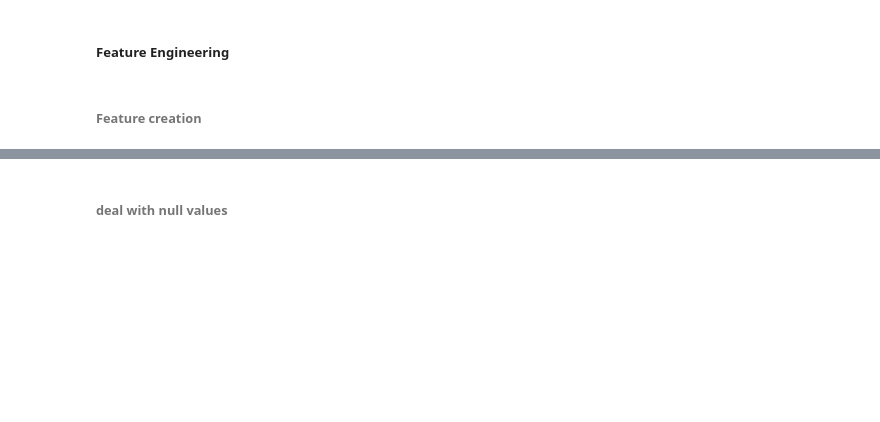
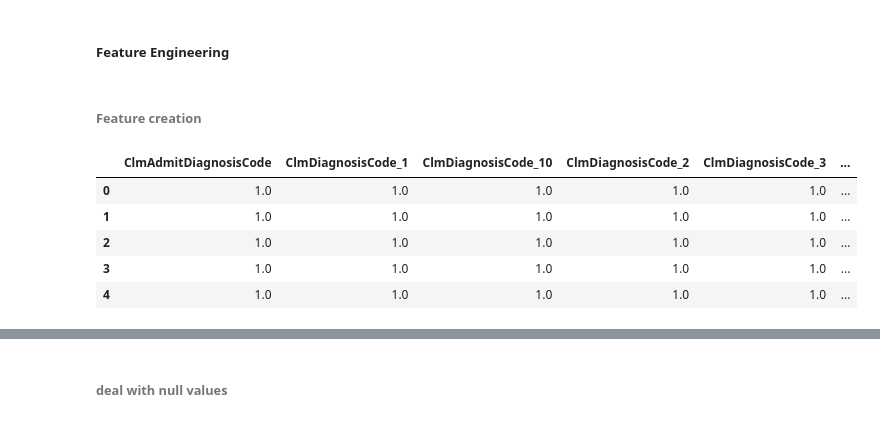
Before and after one commit to yingliu1206/Fraud-detection-In-Health-Care, a Jupyter notebook: code.ipynb, the cells around one changed output, grey strips where cells are left out. Saved outputs shown, nothing was run; the diff lists cells and outputs as text; code cells hidden in the pictures; blank space fills up the shorter version.

```diff
--- a/code.ipynb
+++ b/code.ipynb
@@ -460,3 +493,33 @@ def physician_same(row):
 
 
 df['phy_same'] = df.apply(physician_same, axis=1)
+# %%
+# count unique physicians in each claim
+def N_unique_values(df):
+    """This function finds the unique values in a df row"""
+    return np.array([len(set([i for i in x[~pd.isnull(x)]])) for x in df.values])
+
+df['N_unique_Physicians'] = N_unique_values(df[['AttendingPhysician', 'OperatingPhysician', 'OtherPhysician']])
+# %%
+# count how many dx and proc a claim has
+Diag_proce_col = ['ClmAdmitDiagnosisCode', 'ClmDiagnosisCode_1', 'ClmDiagnosisCode_10',
+                  'ClmDiagnosisCode_2', 'ClmDiagnosisCode_3', 'ClmDiagnosisCode_4',
+                  'ClmDiagnosisCode_5', 'ClmDiagnosisCode_6', 'ClmDiagnosisCode_7',
+                  'ClmDiagnosisCode_8', 'ClmDiagnosisCode_9', 'ClmProcedureCode_1',
+                  'ClmProcedureCode_2', 'ClmProcedureCode_3', 'ClmProcedureCode_4',
+                  'ClmProcedureCode_5', 'ClmProcedureCode_6']
+
+for i in Diag_proce_col:
+    df[i][df[i]!=0]= 1
+
+df[Diag_proce_col]= df[Diag_proce_col].astype(float)
+
+
+df[Diag_proce_col].head(5)
+# %% [output]
+|  | ClmAdmitDiagnosisCode | ClmDiagnosisCode_1 | ClmDiagnosisCode_10 | ClmDiagnosisCode_2 | ClmDiagnosisCode_3 | ... |
+| 0 | 1.0 | 1.0 | 1.0 | 1.0 | 1.0 | ... |
+| 1 | 1.0 | 1.0 | 1.0 | 1.0 | 1.0 | ... |
+| 2 | 1.0 | 1.0 | 1.0 | 1.0 | 1.0 | ... |
+| 3 | 1.0 | 1.0 | 1.0 | 1.0 | 1.0 | ... |
+| 4 | 1.0 | 1.0 | 1.0 | 1.0 | 1.0 | ... |
```
Also changed, not shown: parts of 31 cells of this notebook.
